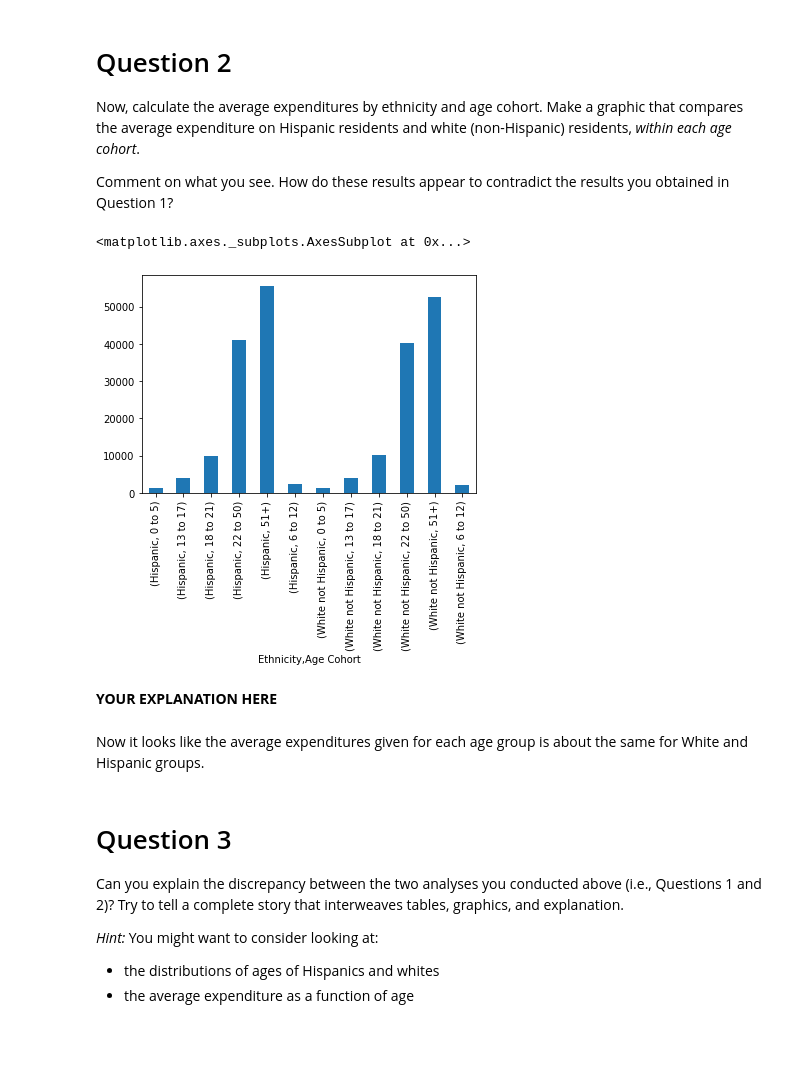
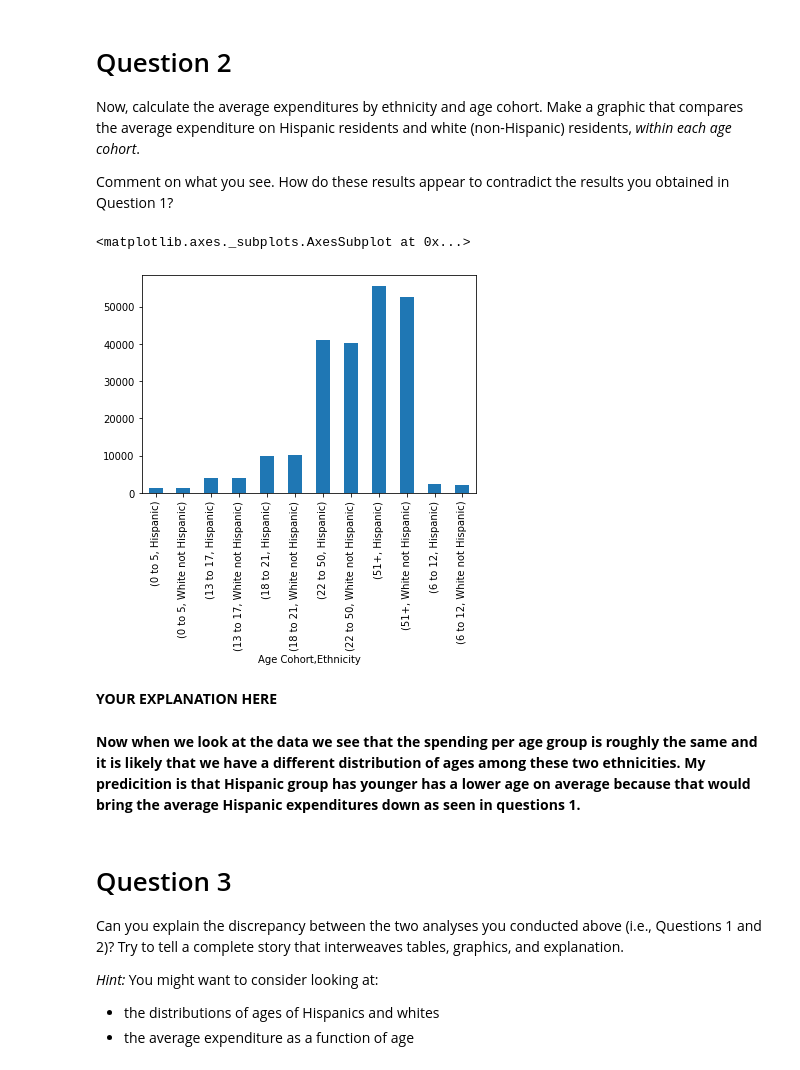
Before and after one commit to Cal-Poly-Data-301/lab-3-drewkostelecky, a Jupyter notebook: DATA_301_Lab_2B_Evidence_of_Discrimination?_Drew_Kostelecky.ipynb, the cells around one changed output. Saved outputs shown, nothing was run; the diff lists cells and outputs as text; code cells hidden in the pictures; blank space fills up the shorter version.

```diff
--- a/DATA_301_Lab_2B_Evidence_of_Discrimination?_Drew_Kostelecky.ipynb
+++ b/DATA_301_Lab_2B_Evidence_of_Discrimination?_Drew_Kostelecky.ipynb
@@ -38,6 +39,13 @@ df_dds
 | 999 | 99898 | 22 to 50 | 23 | Male | 26702 | White not Hispanic |
 1000 rows × 6 columns
 # %%
-df_white_hispanic = df_dds[(df_dds["Ethnicity"] == "White not Hispanic") | (df_dds["Ethnicity"] == "Hispanic")]
-df_white_hispanic.groupby("Ethnicity")["Expenditures"].mean().plot.bar()
+df_white_hispanic = df_dds[(df_dds["Ethnicity"] == "White not Hispanic") |
+                           (df_dds["Ethnicity"] == "Hispanic")]
+means_by_eth = df_white_hispanic.groupby("Ethnicity")["Expenditures"].mean()
+white_mean = means_by_eth["White not Hispanic"]
+hisp_mean = means_by_eth["Hispanic"]
+plt.bar(["Hispanic", "White not Hispanic"], [white_mean, hisp_mean])
+plt.xlabel("Ethnicity")
+plt.ylabel("Average Expenditures")
+plt.title("Hispanic vs. White Residents Average Expenditures")
 # %% [output]
@@ -55,15 +63,16 @@ Now, calculate the average expenditures by ethnicity and age cohort. Make a grap
 Comment on what you see. How do these results appear to contradict the results you obtained in Question 1?
 # %%
 # YOUR CODE HERE
-df_ethnicity_age = df_white_hispanic.groupby(["Ethnicity", "Age Cohort"])
-df_ethnicity_age["Expenditures"].mean().plot.bar()
+means = df_white_hispanic.groupby(["Age Cohort",
+                                   "Ethnicity"])["Expenditures"].mean()
+means.plot.bar()
 # %% [output]
 <matplotlib.axes._subplots.AxesSubplot at 0x...>
-[figure, old version]
+[figure, new version]
 # %% [markdown]
 **YOUR EXPLANATION HERE**
-# %% [markdown]
-Now it looks like the average expenditures given for each age group is about the same for White and Hispanic groups.
+# %% [markdown]
+**Now when we look at the data we see that the spending per age group is roughly the same and it is likely that we have a different distribution of ages among these two ethnicities. My predicition is that Hispanic group has younger has a lower age on average because that would bring the average Hispanic expenditures down as seen in questions 1.**
 # %% [markdown]
 # Question 3
 
```
Also changed, not shown: parts of 4 cells of this notebook.
